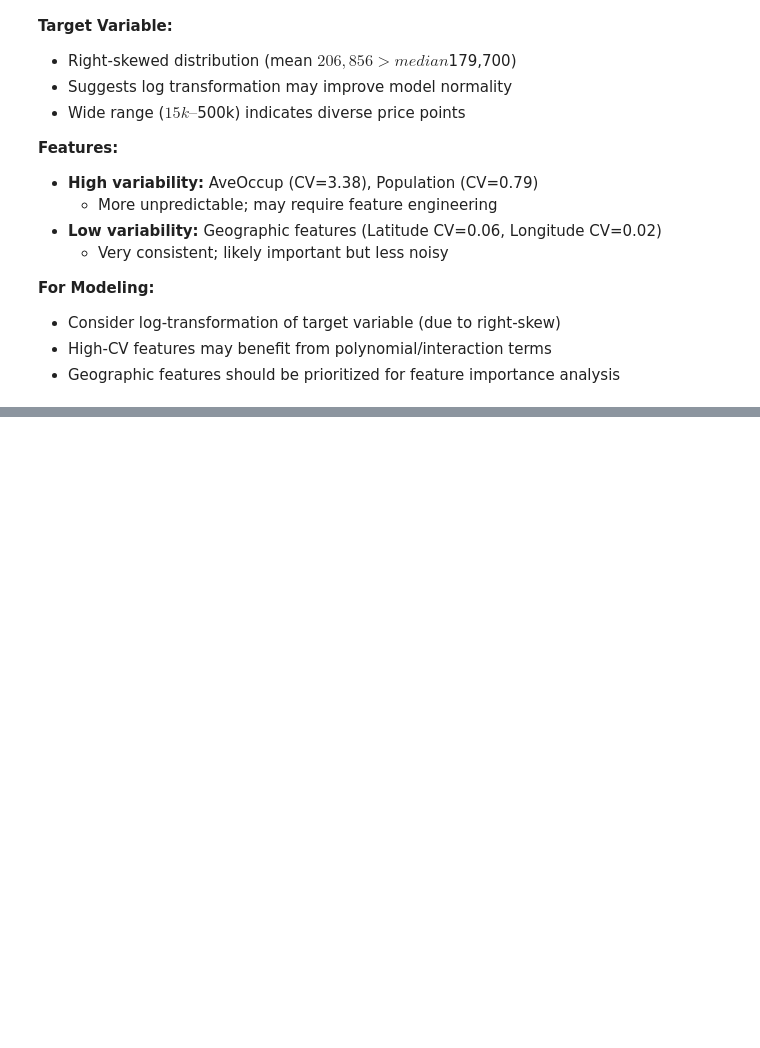
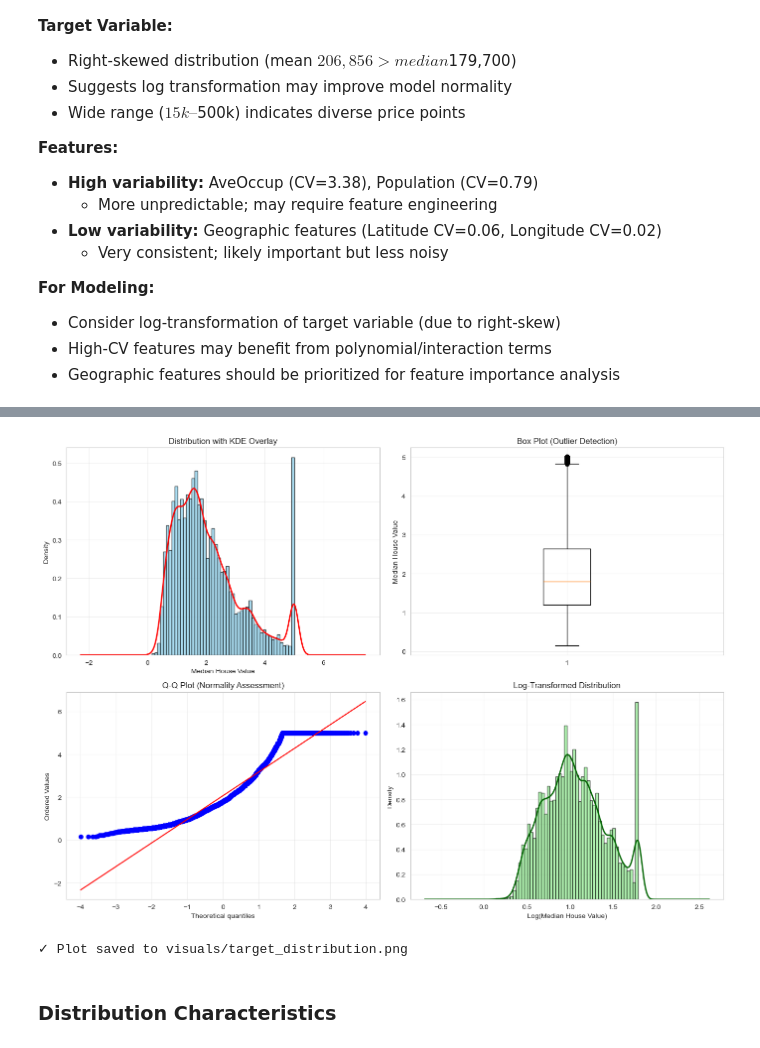
Before and after one commit to gautamivdesai/ML-Final-Lab-Group-10, a Jupyter notebook: notebooks/ML_Project.ipynb, the cells around one changed output, grey strips where cells are left out. Cells and saved outputs as stored; diff of their text form; code cells hidden in the pictures; blank space fills up the shorter version.

Commit message:
Add target distribution visualization image

```diff
--- a/notebooks/ML_Project.ipynb
+++ b/notebooks/ML_Project.ipynb
@@ -617,0 +622,49 @@ Coefficient of Variation (std/mean):
+# %%
+# Create 2x2 subplot figure for target distribution
+import os
+
+fig, axes = plt.subplots(2, 2, figsize=(14, 10))
+
+target = raw_df['MedHouseVal']
+
+# Plot 1: Histogram with KDE
+axes[0, 0].hist(target, bins=50, density=True, alpha=0.7, color='skyblue', edgecolor='black')
+target.plot(kind='kde', ax=axes[0, 0], color='red', linewidth=2)
+axes[0, 0].set_xlabel('Median House Value')
+axes[0, 0].set_ylabel('Density')
+axes[0, 0].set_title('Distribution with KDE Overlay')
+axes[0, 0].grid(True, alpha=0.3)
+
+# Plot 2: Box Plot
+axes[0, 1].boxplot(target, vert=True)
+axes[0, 1].set_ylabel('Median House Value')
+axes[0, 1].set_title('Box Plot (Outlier Detection)')
+axes[0, 1].grid(True, alpha=0.3)
+
+# Plot 3: Q-Q Plot
+stats.probplot(target, dist="norm", plot=axes[1, 0])
+axes[1, 0].set_title('Q-Q Plot (Normality Assessment)')
+axes[1, 0].grid(True, alpha=0.3)
+
+# Plot 4: Log-Transformed Distribution
+log_target = np.log1p(target)
+axes[1, 1].hist(log_target, bins=50, density=True, alpha=0.7, color='lightgreen', edgecolor='black')
+log_target.plot(kind='kde', ax=axes[1, 1], color='darkgreen', linewidth=2)
+axes[1, 1].set_xlabel('Log(Median House Value)')
+axes[1, 1].set_ylabel('Density')
+axes[1, 1].set_title('Log-Transformed Distribution')
+axes[1, 1].grid(True, alpha=0.3)
+
+plt.tight_layout()
+
+# Ensure folder exists and save
+os.makedirs('visuals', exist_ok=True)
+plt.savefig('visuals/target_distribution.png', dpi=300, bbox_inches='tight')
+plt.show()
+
+print("✓ Plot saved to visuals/target_distribution.png")
+# %% [output]
+[figure, added]
+✓ Plot saved to visuals/target_distribution.png
+# %% [markdown]
+### Distribution Characteristics
```
Also changed, not shown: parts of 3 cells of this notebook, 1 other file.
